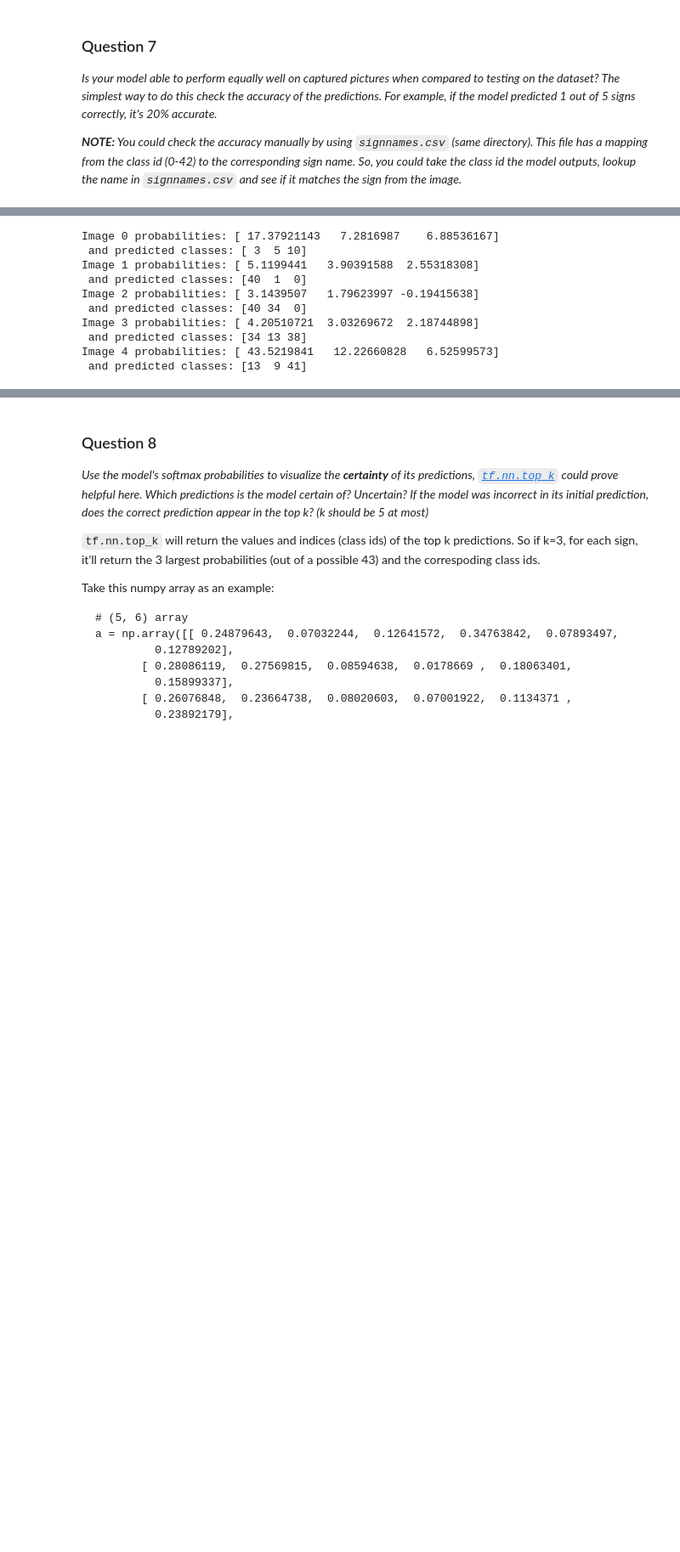
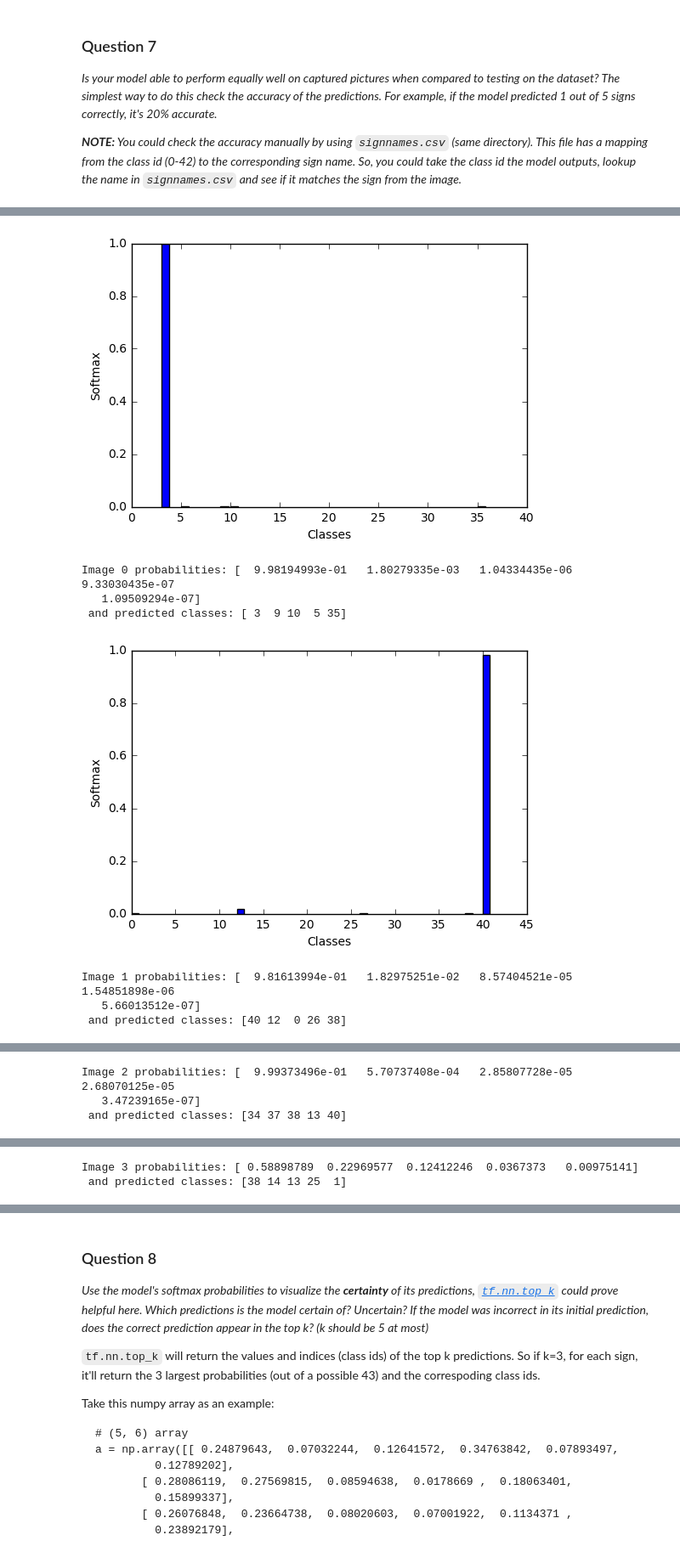
Before and after one commit to nickli0/Udacity_SDC, a Jupyter notebook: Projects/P02_Traffic-Signs/Traffic_Sign_Classifier.ipynb, the cells around one changed output, grey strips where cells are left out. Shown at 85% size. Cells and saved outputs as stored; diff of their text form; code cells hidden in the pictures; blank space fills up the shorter version.

```diff
--- a/Projects/P02_Traffic-Signs/Traffic_Sign_Classifier.ipynb
+++ b/Projects/P02_Traffic-Signs/Traffic_Sign_Classifier.ipynb
@@ -141,9 +141,11 @@ def preprocess(input):
         grayed_img.append(grayed)
     return np.array(grayed_img)
 
-# normalize input images pixels in between 0.1 and 0.9 from in between 0 and 255
+# normalize input images pixels in between (-1,1) from in between 0 and 255
 def normalize(input):
-    return input / 255 * (0.9 - 0.1) + 0.1
+    input = input.astype(np.float32)
+    input = input / 128 - 1
+    return input
 # %%
 # add a new dimension to datasets
 from numpy import newaxis
@@ -533,20 +535,22 @@ _**NOTE:** You could check the accuracy manually by using `signnames.csv` (same
 # %%
 ### Visualize the softmax probabilities here.
 ### Feel free to use as many code cells as needed.
 
 with tf.Session() as sess:
-    predicts = sess.run(tf.nn.top_k(new_pics_classes, k=3, sorted=True))
+    predicts = sess.run(tf.nn.top_k(tf.nn.softmax(new_pics_classes), k=5, sorted=True))
 
 for i in range(len(predicts[0])):
+    plt.bar(predicts[1][i], predicts[0][i])
+    plt.xlabel('Classes')
+    plt.ylabel('Softmax')
+    plt.show()
     print('Image', i, 'probabilities:', predicts[0][i], '\n and predicted classes:', predicts[1][i])
 # %% [output]
+[figure, added]
-Image 0 probabilities: [ 17.37921143   7.2816987    6.88536167]
- and predicted classes: [ 3  5 10]
-Image 1 probabilities: [ 5.1199441   3.90391588  2.55318308]
- and predicted classes: [40  1  0]
-Image 2 probabilities: [ 3.1439507   1.79623997 -0.19415638]
- and predicted classes: [40 34  0]
-Image 3 probabilities: [ 4.20510721  3.03269672  2.18744898]
- and predicted classes: [34 13 38]
-Image 4 probabilities: [ 43.5219841   12.22660828   6.52599573]
- and predicted classes: [13  9 41]
+Image 0 probabilities: [  9.98194993e-01   1.80279335e-03   1.04334435e-06   9.33030435e-07
+   1.09509294e-07]
+ and predicted classes: [ 3  9 10  5 35]
+[figure, added]
+Image 1 probabilities: [  9.81613994e-01   1.82975251e-02   8.57404521e-05   1.54851898e-06
+   5.66013512e-07]
+ and predicted classes: [40 12  0 26 38]
@@ -552,0 +558,3 @@ Image 4 probabilities: [ 43.5219841   12.22660828   6.52599573]
+Image 2 probabilities: [  9.99373496e-01   5.70737408e-04   2.85807728e-05   2.68070125e-05
+   3.47239165e-07]
+ and predicted classes: [34 37 38 13 40]
@@ -552,0 +562,2 @@ Image 4 probabilities: [ 43.5219841   12.22660828   6.52599573]
+Image 3 probabilities: [ 0.58898789  0.22969577  0.12412246  0.0367373   0.00975141]
+ and predicted classes: [38 14 13 25  1]
```
Also changed, not shown: parts of 8 cells of this notebook, 1 other file.
